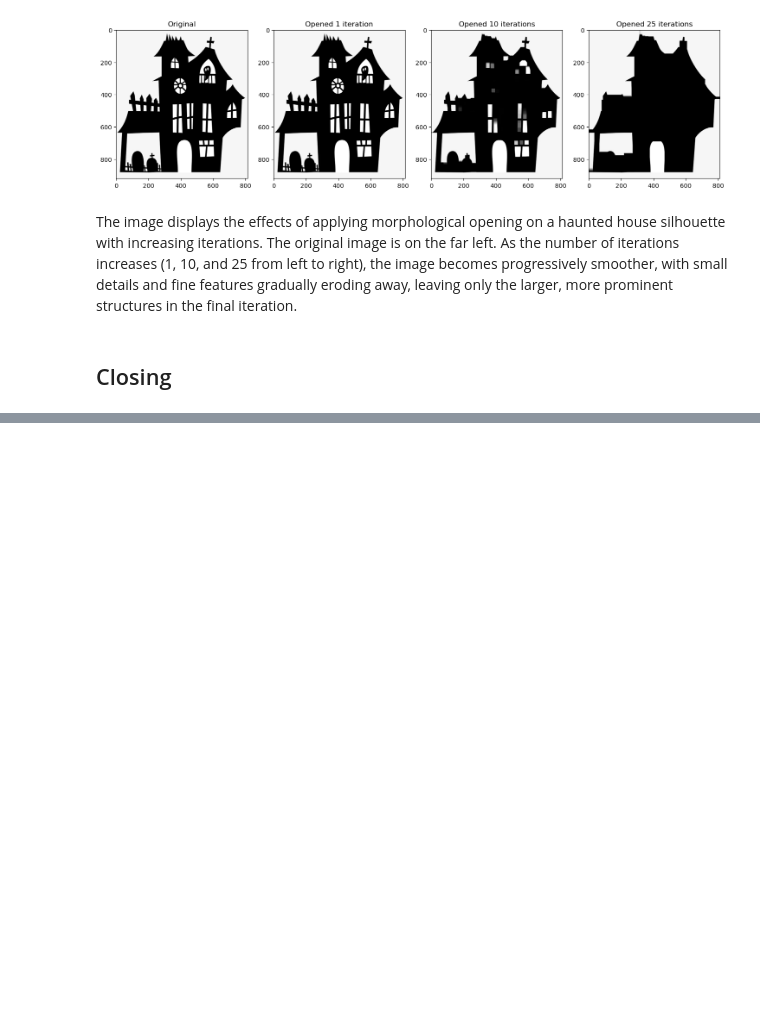
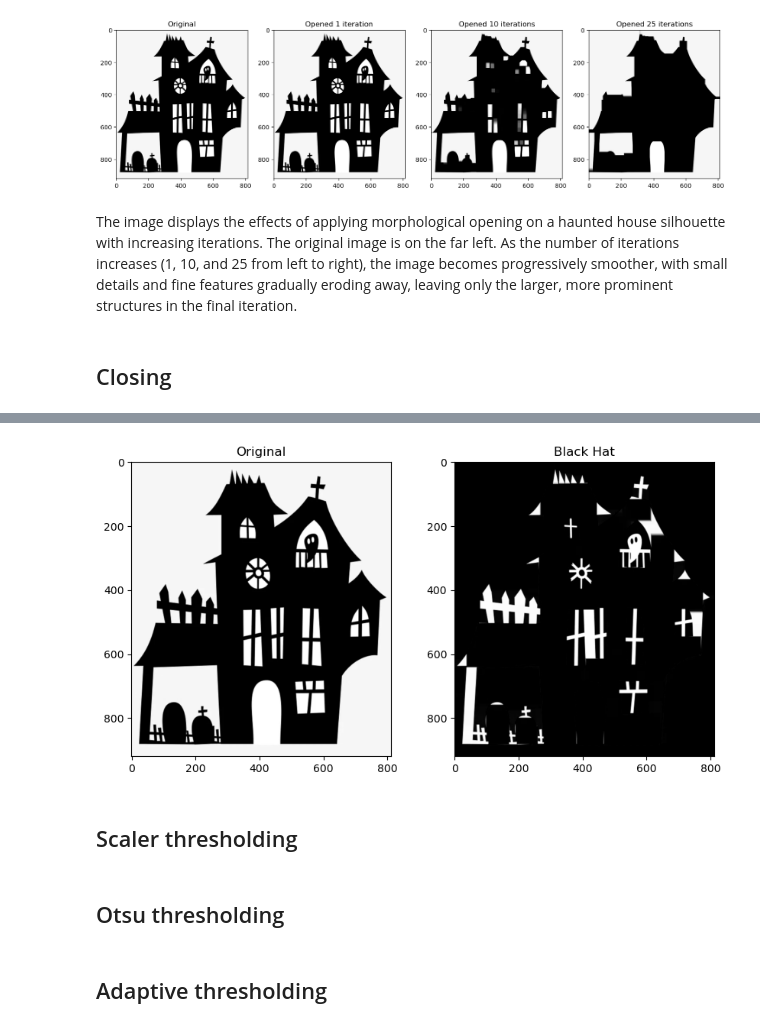
Before and after one commit to jacob-cunningham-ds/ece_2390, a Jupyter notebook: notes/02_lecture.ipynb, the cells around one changed output, grey strips where cells are left out. Saved outputs shown, nothing was run; the diff lists cells and outputs as text; code cells hidden in the pictures; blank space fills up the shorter version.

Commit message:
updated up until thresholding topic

```diff
--- a/notes/02_lecture.ipynb
+++ b/notes/02_lecture.ipynb
@@ -154,0 +246,21 @@ The image displays the effects of applying morphological opening on a haunted ho
+# %%
+# Create a 5x5 kernel for morphological operations
+kernel = np.ones((5,5), dtype=np.uint8)
+
+# Apply morphological BlackHat transformation (difference between original and closed image)
+img_blackhat = cv2.morphologyEx(house_img, cv2.MORPH_BLACKHAT, kernel, iterations=10)
+
+# Show the images
+plt.figure(figsize=[10, 5])
+
+plt.subplot(121); plt.imshow(house_img, cmap='gray', vmin=0, vmax=255); plt.title("Original")
+plt.subplot(122); plt.imshow(img_blackhat, cmap='gray', vmin=0, vmax=255); plt.title("Black Hat")
+plt.show()
+# %% [output]
+[figure, added]
+# %% [markdown]
+## Scaler thresholding
+# %% [markdown]
+## Otsu thresholding
+# %% [markdown]
+## Adaptive thresholding
```
Also changed, not shown: parts of 11 cells of this notebook.
